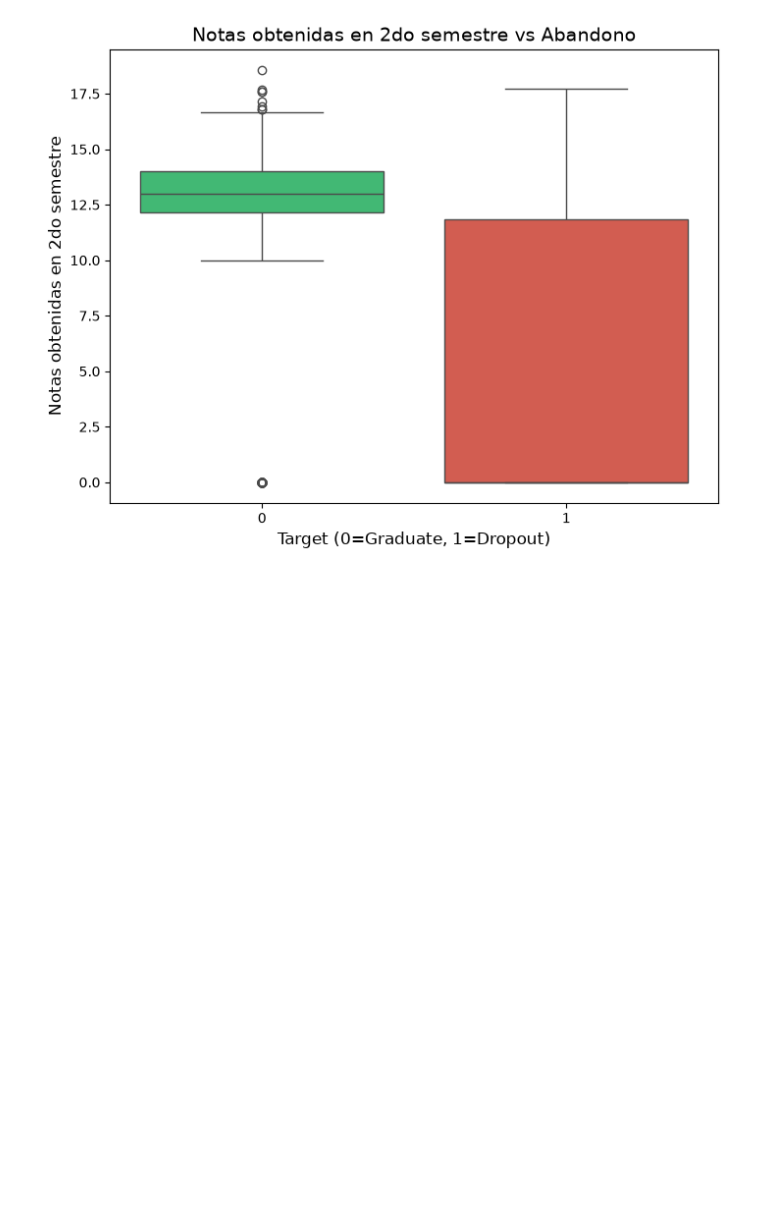
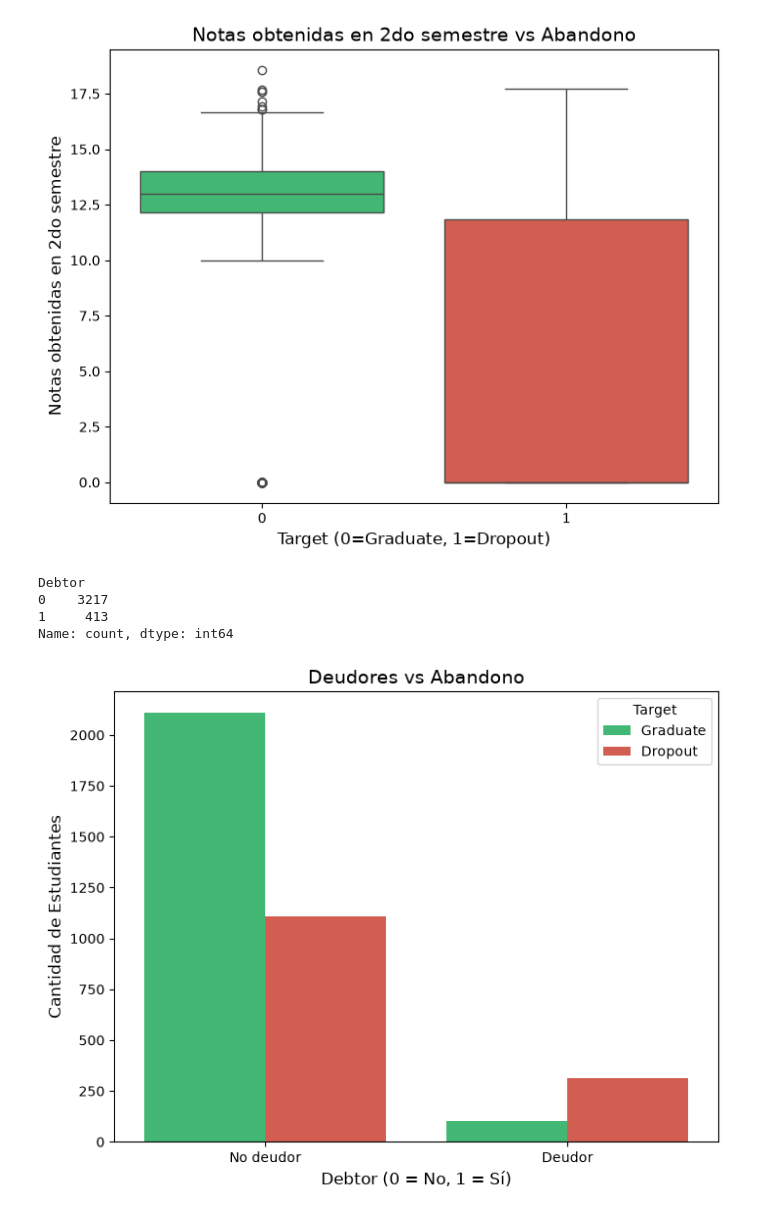
Before and after one commit to NiurkaVane11/prediccion-del-abandono-estudiantil, a Jupyter notebook: notebooks/analisis.ipynb, the cells around one changed output. Drawn from its saved outputs; the diff is of its cells as text; code cells hidden in the pictures; blank space fills up the shorter version.

Commit message:
tercera variable correc

```diff
--- a/notebooks/analisis.ipynb
+++ b/notebooks/analisis.ipynb
@@ -143,3 +143,26 @@ plt.ylabel('Notas obtenidas en 2do semestre', fontsize=12)
 plt.show()
 # %% [output]
 [figure]
+# %%
+df['Debtor'].value_counts()
+# %% [output]
+Debtor
+0    3217
+1     413
+Name: count, dtype: int64
+# %%
+# Countplot: Debtor vs Target
+# Variable categórica con correlación positiva (0.27)
+
+plt.figure(figsize=(8, 6))
+sns.countplot(x='Debtor', hue='Target', data=df, palette=['#2ecc71', '#e74c3c'])
+
+plt.title('Deudores vs Abandono', fontsize=14)
+plt.xlabel('Debtor (0 = No, 1 = Sí)', fontsize=12)
+plt.ylabel('Cantidad de Estudiantes', fontsize=12)
+plt.xticks([0, 1], ['No deudor', 'Deudor'])
+plt.legend(title='Target', labels=['Graduate', 'Dropout'])
+
+plt.show()
+# %% [output]
+[figure, added]
```
